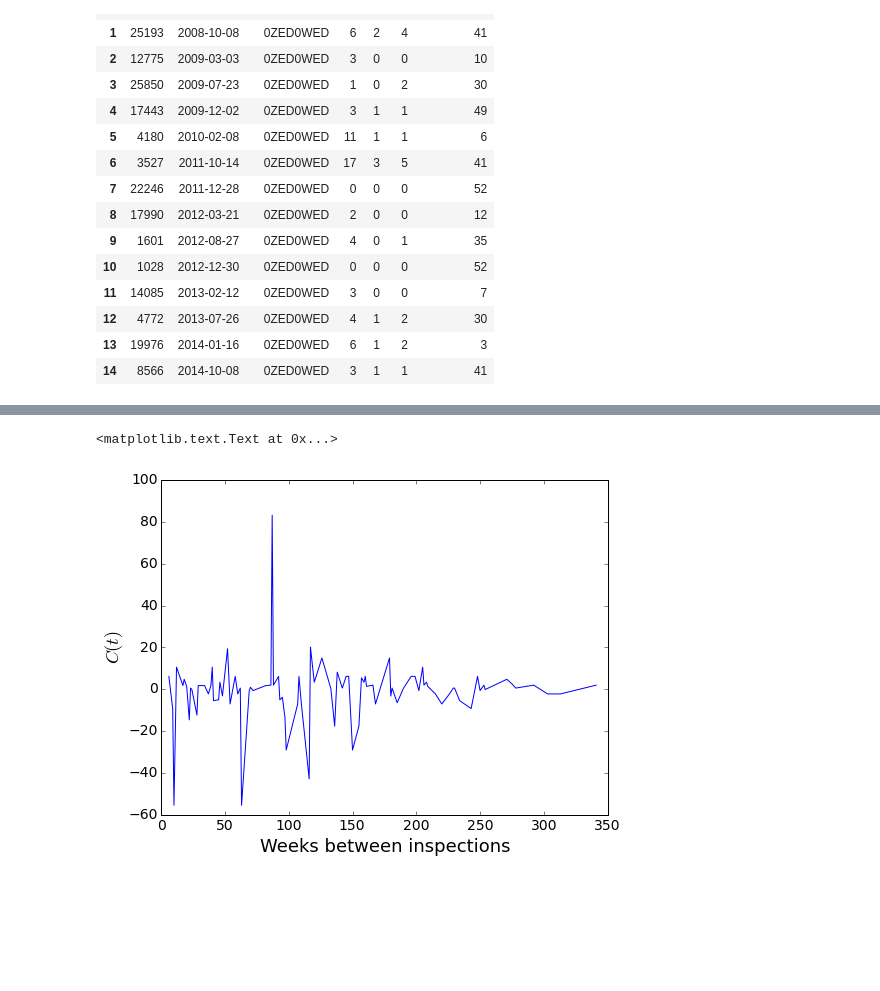
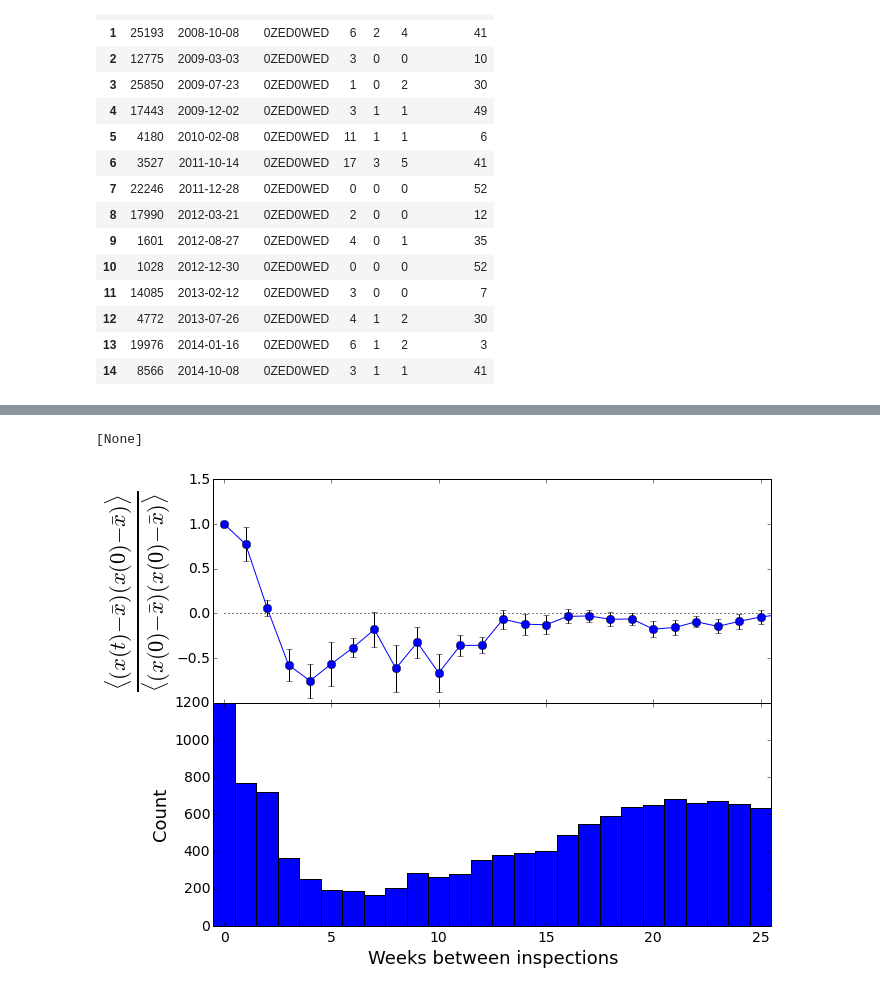
Before and after one commit to jhalverson/data_science, a Jupyter notebook: project_boston_restaurants/part_2b_correlation_time.ipynb, the cells around one changed output, grey strips where cells are left out. Cells and saved outputs as stored; diff of their text form; code cells hidden in the pictures; blank space fills up the shorter version.

```diff
--- a/project_boston_restaurants/part_2b_correlation_time.ipynb
+++ b/project_boston_restaurants/part_2b_correlation_time.ipynb
@@ -174,5 +166,6 @@ Need dictionary to store t_diff (in weeks between dates).
 # %%
 d = df[df.restaurant_id == '0ZED0WED']
+d = d.sort_values('date')
 d.reset_index(inplace=True, drop=True)
 d
 # %% [output]
@@ -192,6 +185,3 @@ d
 | 12 | 4772 | 2013-07-26 | 0ZED0WED | 4 | 1 | 2 | 30 |
 | 13 | 19976 | 2014-01-16 | 0ZED0WED | 6 | 1 | 2 | 3 |
 | 14 | 8566 | 2014-10-08 | 0ZED0WED | 3 | 1 | 1 | 41 |
-# %%
-mean_one_star = d.mean()['*']
-mean_one_star
@@ -241,18 +210,41 @@ d
 from collections import defaultdict
 ct = defaultdict(int)
 cf = defaultdict(int)
+cf_list = defaultdict(list)
 
-for i in range(num_inspect - 1):
-    one_star = d.ix[i, '*'] - mean_one_star
-    t_start = d.ix[i, 'date']
-    for j in range(i + 1, num_inspect):
-        t_diff = int((d.ix[j, 'date'] - t_start) / np.timedelta64(1, 'W'))
-        cf[t_diff] += (d.ix[j, '*'] - mean_one_star) * one_star
-        ct[t_diff] += 1
+for rest_id in df.restaurant_id.unique():
+    d = df[df.restaurant_id == rest_id]
+    d.sort_values('date')
+    d.reset_index(inplace=True, drop=True)
+    num_inspect = d.shape[0]
+    for i in xrange(num_inspect - 1):
+        mean_one_star = d.iloc[i:].mean()['*']
+        one_star = d.ix[i, '*'] - mean_one_star
+        t_start = d.ix[i, 'date']
+        for j in xrange(i, num_inspect):
+            t_diff = int((d.ix[j, 'date'] - t_start) / np.timedelta64(1, 'W'))
+            cf[t_diff] += (d.ix[j, '*'] - mean_one_star) * one_star
+            ct[t_diff] += 1
+            cf_list[t_diff].append((d.ix[j, '*'] - mean_one_star) * one_star)
-# %%
-plt.plot(ct.keys(), [cf[t] / ct[t] for t in ct.keys()])
-plt.xlabel('Weeks between inspections')
-plt.ylabel('$C(t)$')
-# %% [output]
-<matplotlib.text.Text at 0x...>
-[figure, removed]
+# %%
+# compute error bars
+std_err = [np.sqrt(np.var(np.array(cf_list[t]) / (cf[0] / ct[0])) / ct[t]) for t in sorted(ct.keys())]
+
+fig, (ax1, ax2) = plt.subplots(nrows=2, ncols=1, figsize=(10, 8), sharex='all')
+ax1.errorbar(sorted(ct.keys()), [cf[t] / ct[t] / (cf[0] / ct[0]) for t in sorted(ct.keys())], marker='o', yerr=std_err, ecolor='k')
+ax1.plot([0, 25], [0, 0], 'k:')
+ax1.set_ylabel(r'$\frac{\langle(x(t) - \bar{x})(x(0) - \bar{x})\rangle}{\langle (x(0) - \bar{x})(x(0) - \bar{x})\rangle}$', fontsize=32)
+ax1.set_xlim(0, 25)
+ax1.set_ylim(-1, 1.5)
+
+ax2.bar(np.array(ct.keys()) - 0.5, ct.values(), width=1, )
+ax2.set_xlim(-0.5, 25.5)
+ax2.set_ylim(0, 1200)
+ax2.set_xlabel('Weeks between inspections')
+ax2.set_ylabel('Count')
+
+fig.subplots_adjust(hspace=0)
+plt.setp(ax1.get_yticklabels()[0], visible=False)
+# %% [output]
+[None]
+[figure, added]
```
Also changed, not shown: parts of 13 cells of this notebook.
